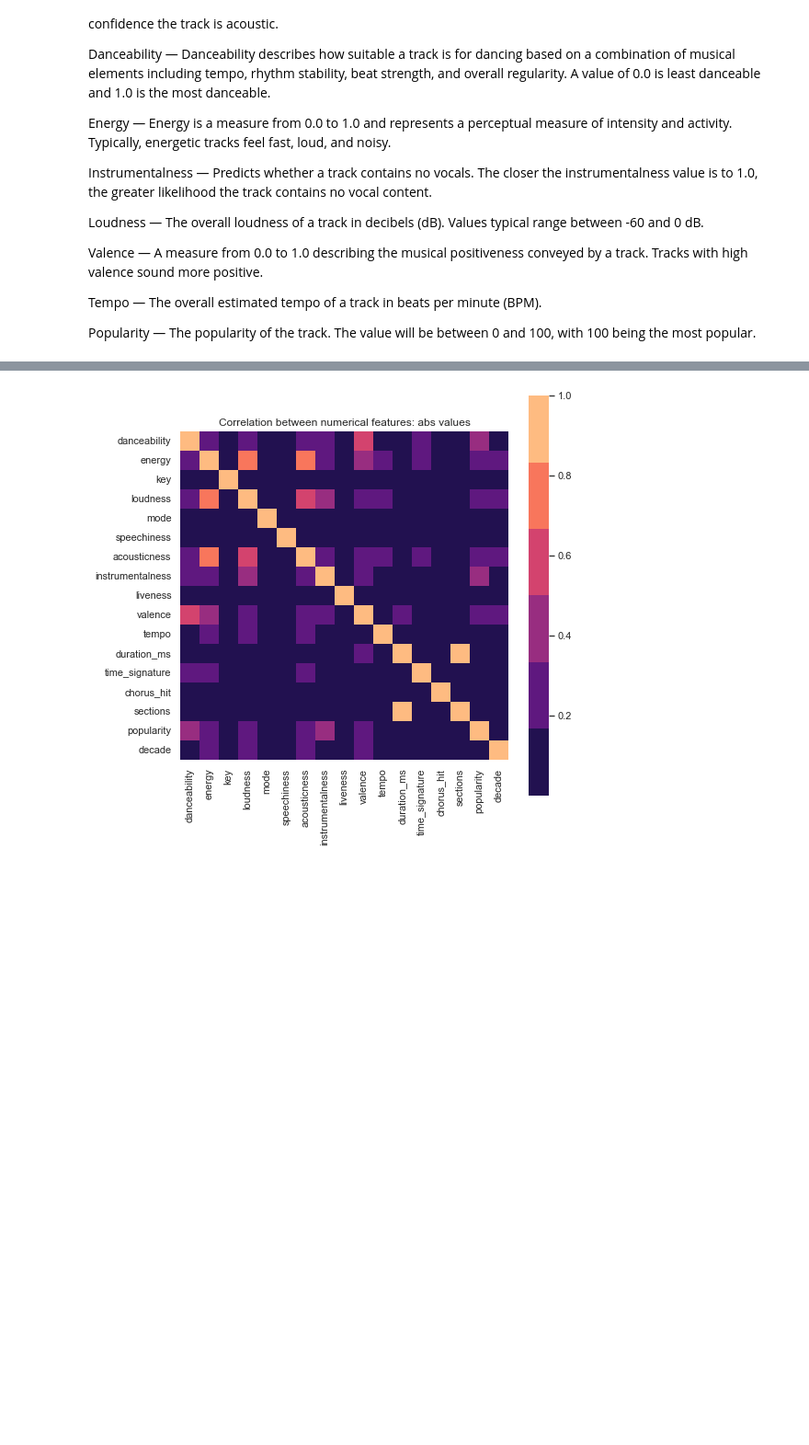
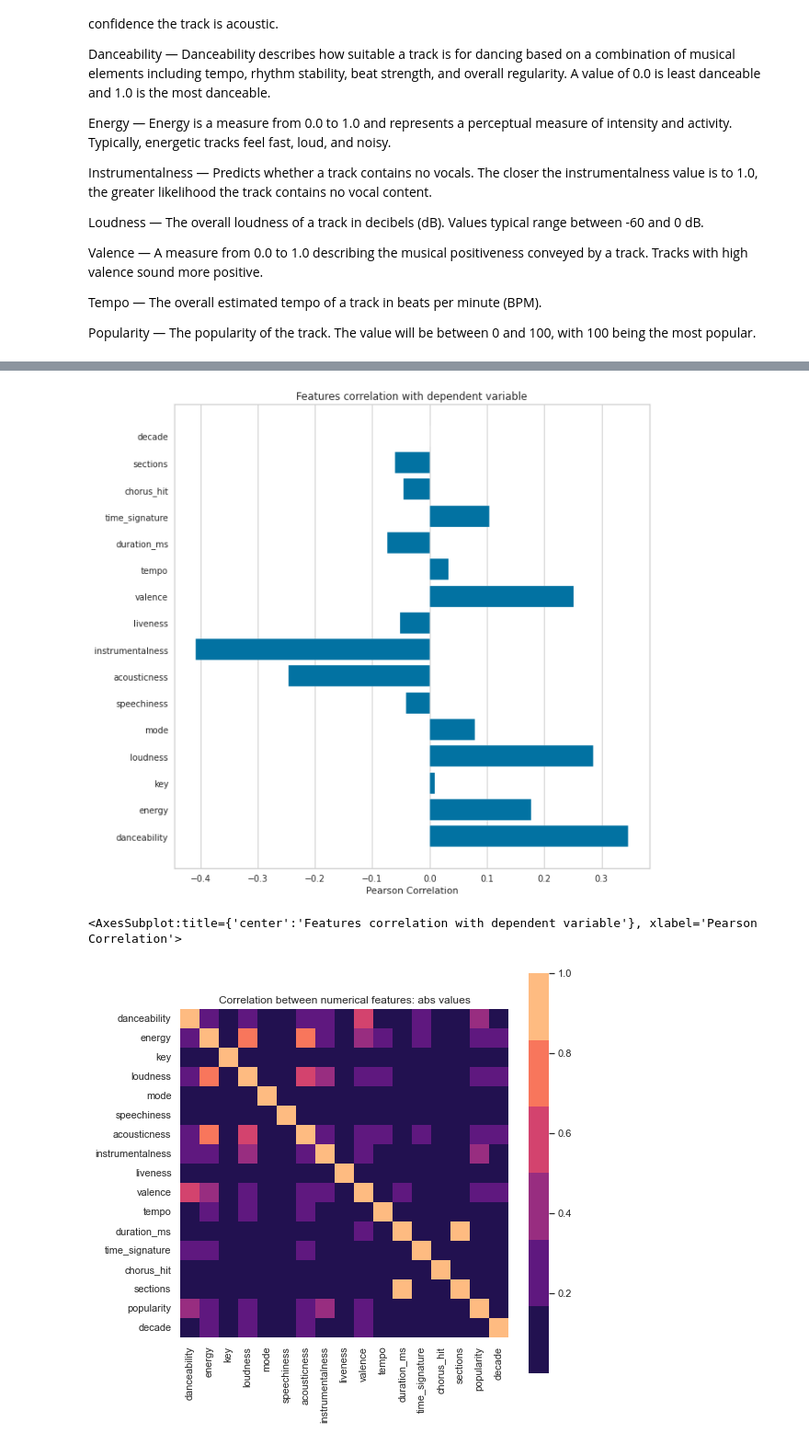
Before and after one commit to agentzhao/spotify-prediction, a Jupyter notebook: spotifypred.ipynb, the cells around one changed output, grey strips where cells are left out. Shown at 92% size. Drawn from its saved outputs; the diff is of its cells as text; code cells hidden in the pictures; blank space fills up the shorter version.

Commit message:
yellowbrick and wordcloud

```diff
--- a/spotifypred.ipynb
+++ b/spotifypred.ipynb
@@ -154,3 +170,20 @@ songtraits = ["danceability", "energy", "key", "loudness", "mode", "speechiness"
+# %%
+from yellowbrick.target import FeatureCorrelation
+
+X, y = allsongs[songtraits], allsongs['popularity']
+
+#list of songtraits
+traits = np.array(songtraits)
+
+# Instantiate the visualizer
+visualizer = FeatureCorrelation(labels=traits)
+
+plt.rcParams['figure.figsize']=(10,10)
+visualizer.fit(X, y)        # Fit the data to the visualizer
+visualizer.show()
+# %% [output]
+[figure, added]
+<AxesSubplot:title={'center':'Features correlation with dependent variable'}, xlabel='Pearson Correlation'>
 # %%
 # Splitting dataset into popular and non-popular songs
 popular = allsongs[allsongs['popularity'] == 1]
```
Also changed, not shown: parts of 6 cells of this notebook.
